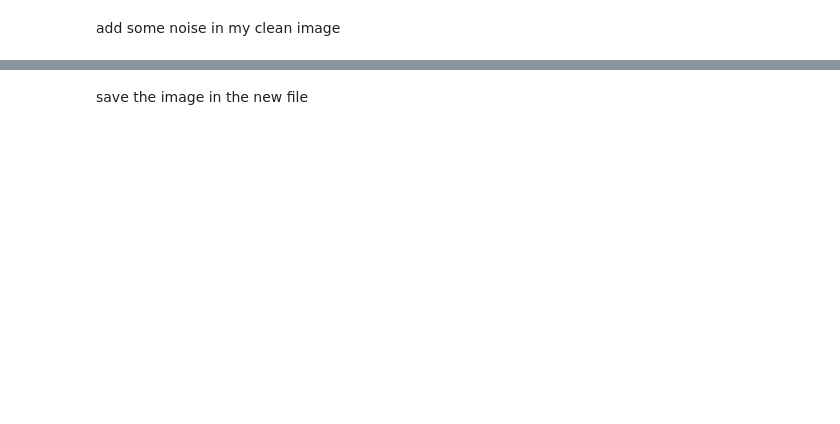
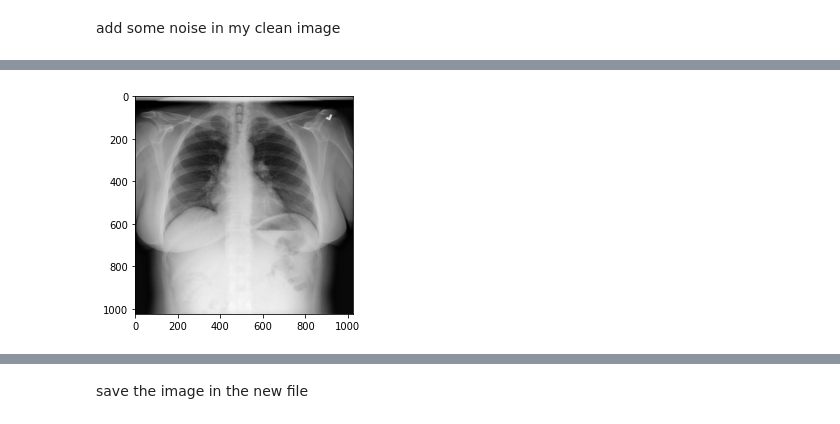
Before and after one commit to jahed2/python-problem, a Jupyter notebook: Untitled.ipynb, the cells around one changed output, grey strips where cells are left out. Saved outputs shown, nothing was run; the diff lists cells and outputs as text; code cells hidden in the pictures; blank space fills up the shorter version.

```diff
--- a/Untitled.ipynb
+++ b/Untitled.ipynb
@@ -134,0 +183,15 @@ pyplot.show()
+# %%
+import matplotlib
+import matplotlib.pyplot as plt
+import numpy as np
+from skimage import data, img_as_float
+from skimage import exposure
+from skimage.exposure import match_histograms
+#print(data_list.shape)
+from skimage import io
+img=io.imread('/content/drive/My Drive/images/00020946_000.png')
+plt.imshow(img,cmap='gray')
+plt.show()
+bins=256
+# %% [output]
+[figure, added]
```
Also changed, not shown: parts of 26 cells of this notebook.
